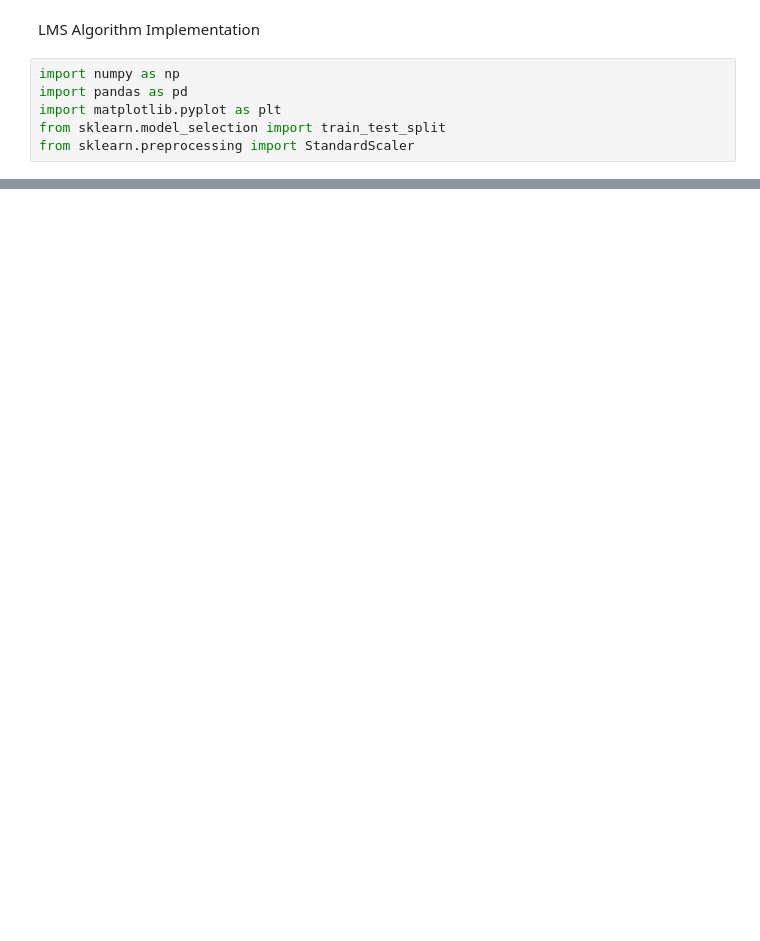
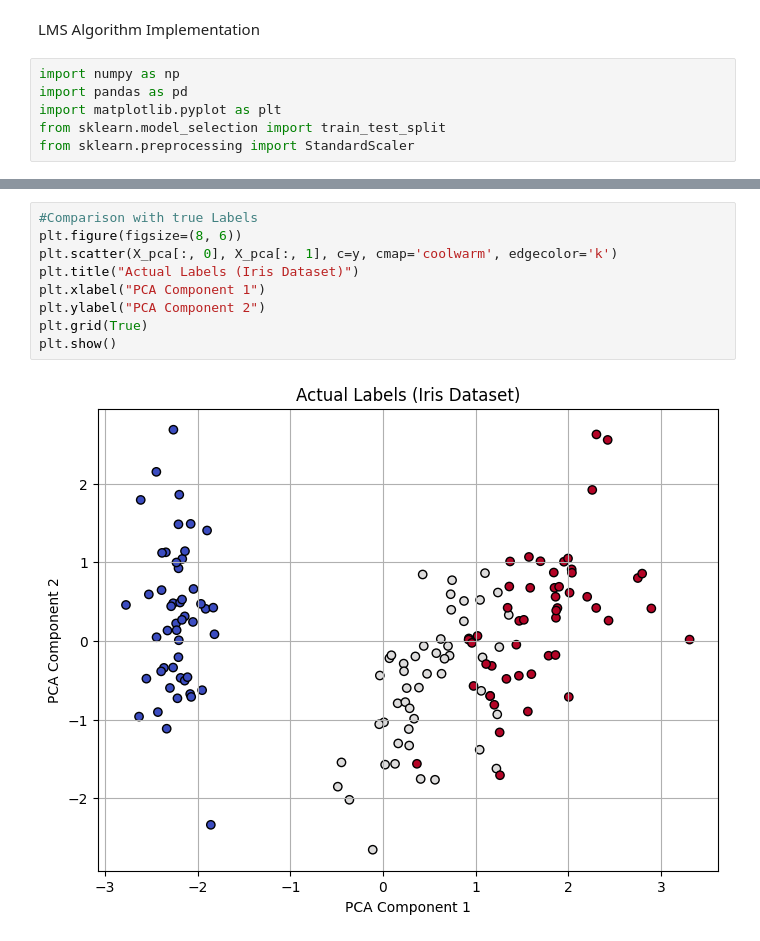
Before and after one commit to jenishit/NeuralNetwork, a Jupyter notebook: LeastMeanSquare.ipynb, the cells around one changed output, grey strips where cells are left out. Drawn from its saved outputs; the diff is of its cells as text; blank space fills up the shorter version.

```diff
--- a/LeastMeanSquare.ipynb
+++ b/LeastMeanSquare.ipynb
@@ -48,0 +139,11 @@ class LMSFilter:
+# %%
+#Comparison with true Labels
+plt.figure(figsize=(8, 6))
+plt.scatter(X_pca[:, 0], X_pca[:, 1], c=y, cmap='coolwarm', edgecolor='k')
+plt.title("Actual Labels (Iris Dataset)")
+plt.xlabel("PCA Component 1")
+plt.ylabel("PCA Component 2")
+plt.grid(True)
+plt.show()
+# %% [output]
+[figure, added]
```
Also changed, not shown: parts of 6 cells of this notebook, 2 other files.
